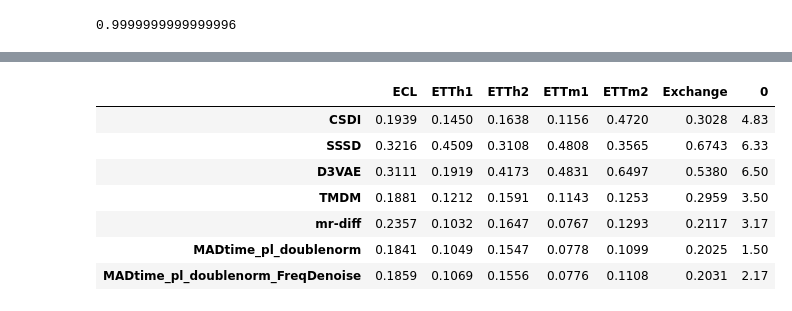
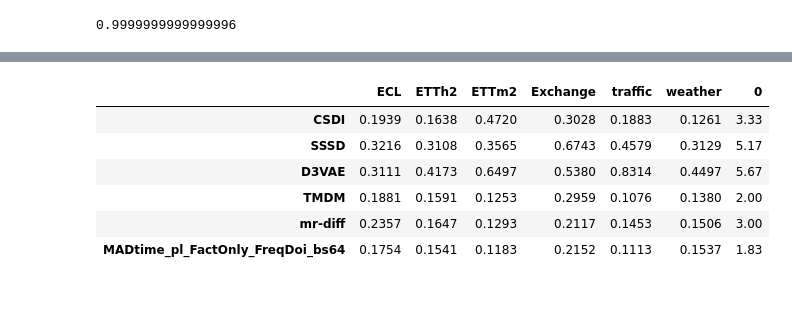
Before and after one commit to WillWang1113/Moving-Average-Diffusion, a Jupyter notebook: notebooks/benchdata_preprocess.ipynb, the cells around one changed output, grey strips where cells are left out. Cells and saved outputs as stored; diff of their text form; code cells hidden in the pictures.

```diff
--- a/notebooks/benchdata_preprocess.ipynb
+++ b/notebooks/benchdata_preprocess.ipynb
@@ -443,12 +486,12 @@ best\_MADtime\_pl\_FactOnly\_FreqDoi &  0.3329 &  0.2000 &  0.1233 &    0.3569 &
 # %%
 import pandas as pd
 
-bs = 128
+bs = 64
 # model_name = f"MADtime_pl_Full_SETKS_FreqDoi_bs{bs}"
-model_name = f"MADtime_pl_Full_SETKS_bs{bs}"
-# model_name = f"MADtime_pl_FactOnly_FreqDoi_bs{bs}"
+# model_name = f"MADtime_pl_Full_SETKS_bs{bs}"
+model_name = f"MADtime_pl_FactOnly_FreqDoi_bs{bs}"
 # model_name = "best_MADtime_pl_FactOnly_FreqDoi"
-model_name = "MADtime_pl_doublenorm_FreqDenoise"
+# model_name = "MADtime_pl_doublenorm_FreqDenoise"
 
 
 new_df = pd.read_csv(f"../assets/{model_name}.csv")
@@ -456,39 +499,38 @@ new_df = pd.read_csv(f"../assets/{model_name}.csv")
 # print(new_df)
 new_df = new_df.rename(columns={"CRPS": model_name})
 new_df = new_df.drop(columns=["MSE", "method"])
 df = pd.read_csv("../assets/results_CRPS.csv", delimiter="\t")
 # print(df)
 
 df = pd.merge(df, new_df)
 
 # df = pd.concat([df, new_df], axis=1)
 df = df.groupby("dataset").mean()
 df = df[
     [
         "CSDI",
         "SSSD",
         "D3VAE",
         "TMDM",
         "mr-diff",
-        "MADtime_pl_doublenorm",
+        # "MADtime_pl_doublenorm",
         model_name,
     ]
 ]
 # df = df[['Dlinear', 'PatchTST', 'CSDI', 'SSSD', 'D3VAE','TMDM', 'mr-diff','MADfreq_pl_doublenorm_dp0.3','MADtime_freqdenoise']]
 df = df.T
 # df = df.drop(columns=['MFRED']).round(4)
 # df = df.drop(columns=["MFRED", "ETTh1", "ETTm1"]).round(4)
 df = df.round(4)
 df = pd.concat([df, df.rank().mean(axis=1).round(2)], axis=1)
 df
 
 # print(df.to_latex())
 # %% [output]
-|  | ECL | ETTh1 | ETTh2 | ETTm1 | ETTm2 | Exchange | 0 |
-| CSDI | 0.1939 | 0.1450 | 0.1638 | 0.1156 | 0.4720 | 0.3028 | 4.83 |
-| SSSD | 0.3216 | 0.4509 | 0.3108 | 0.4808 | 0.3565 | 0.6743 | 6.33 |
-| D3VAE | 0.3111 | 0.1919 | 0.4173 | 0.4831 | 0.6497 | 0.5380 | 6.50 |
-| TMDM | 0.1881 | 0.1212 | 0.1591 | 0.1143 | 0.1253 | 0.2959 | 3.50 |
-| mr-diff | 0.2357 | 0.1032 | 0.1647 | 0.0767 | 0.1293 | 0.2117 | 3.17 |
-| MADtime_pl_doublenorm | 0.1841 | 0.1049 | 0.1547 | 0.0778 | 0.1099 | 0.2025 | 1.50 |
-| MADtime_pl_doublenorm_FreqDenoise | 0.1859 | 0.1069 | 0.1556 | 0.0776 | 0.1108 | 0.2031 | 2.17 |
+|  | ECL | ETTh2 | ETTm2 | Exchange | traffic | weather | 0 |
+| CSDI | 0.1939 | 0.1638 | 0.4720 | 0.3028 | 0.1883 | 0.1261 | 3.33 |
+| SSSD | 0.3216 | 0.3108 | 0.3565 | 0.6743 | 0.4579 | 0.3129 | 5.17 |
+| D3VAE | 0.3111 | 0.4173 | 0.6497 | 0.5380 | 0.8314 | 0.4497 | 5.67 |
+| TMDM | 0.1881 | 0.1591 | 0.1253 | 0.2959 | 0.1076 | 0.1380 | 2.00 |
+| mr-diff | 0.2357 | 0.1647 | 0.1293 | 0.2117 | 0.1453 | 0.1506 | 3.00 |
+| MADtime_pl_FactOnly_FreqDoi_bs64 | 0.1754 | 0.1541 | 0.1183 | 0.2152 | 0.1113 | 0.1537 | 1.83 |
```
Also changed, not shown: parts of 4 cells of this notebook, 16 other files.
